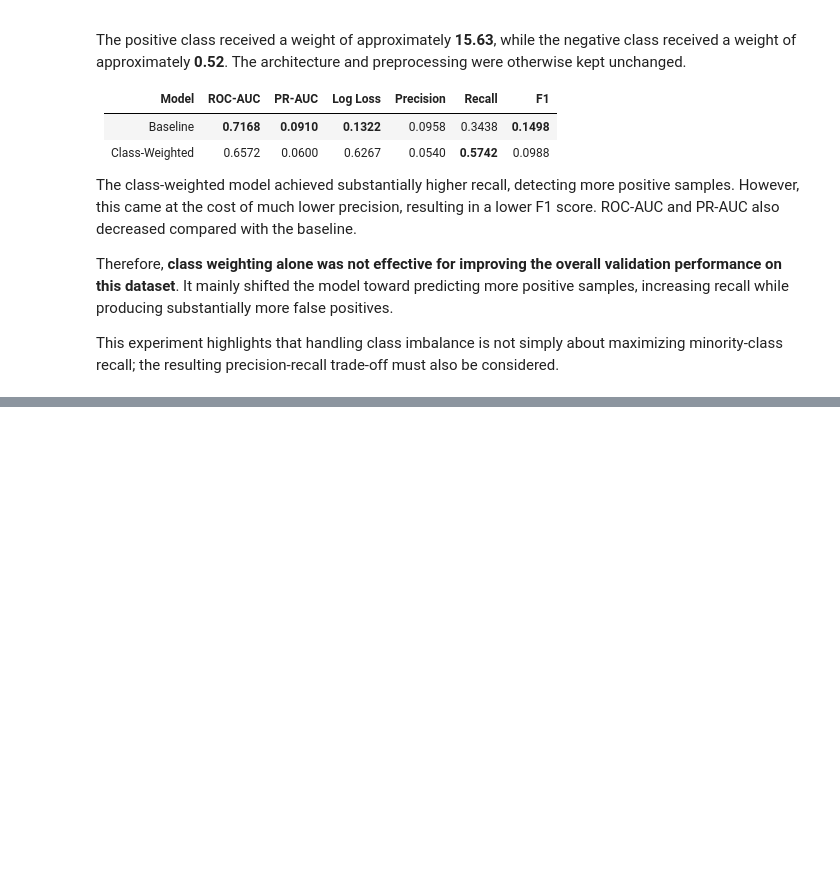
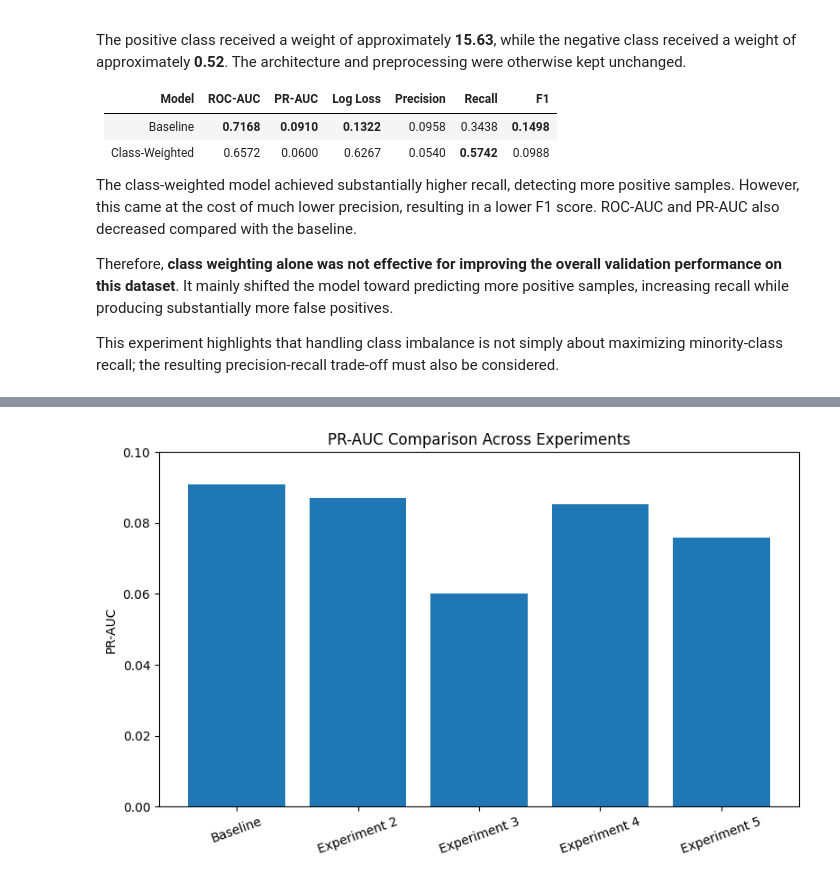
Before and after one commit to Venku96200/Venku96200-Intelligence-SIG-Recs-2026, a Jupyter notebook: mandatory-tasks/recommender-systems-cf-to-dlrm/RecommendationTasks/02_NeuralCTR/Task2_NeuralCTR.ipynb, the cells around one changed output, grey strips where cells are left out. Drawn from its saved outputs; the diff is of its cells as text; code cells hidden in the pictures; blank space fills up the shorter version.

```diff
--- a/mandatory-tasks/recommender-systems-cf-to-dlrm/RecommendationTasks/02_NeuralCTR/Task2_NeuralCTR.ipynb
+++ b/mandatory-tasks/recommender-systems-cf-to-dlrm/RecommendationTasks/02_NeuralCTR/Task2_NeuralCTR.ipynb
@@ -1256,0 +1858,17 @@ This experiment highlights that handling class imbalance is not simply about max
+# %%
+# Compare PR-AUC across all five experiments
+plt.figure(figsize=(8, 5))
+
+plt.bar(
+    experiment_metrics["Experiment"],
+    experiment_metrics["PR-AUC"]
+)
+
+plt.ylabel("PR-AUC")
+plt.title("PR-AUC Comparison Across Experiments")
+plt.xticks(rotation=20)
+plt.ylim(0, 0.10)
+plt.tight_layout()
+plt.show()
+# %% [output]
+[figure, added]
```
Also changed, not shown: parts of 39 cells of this notebook.
